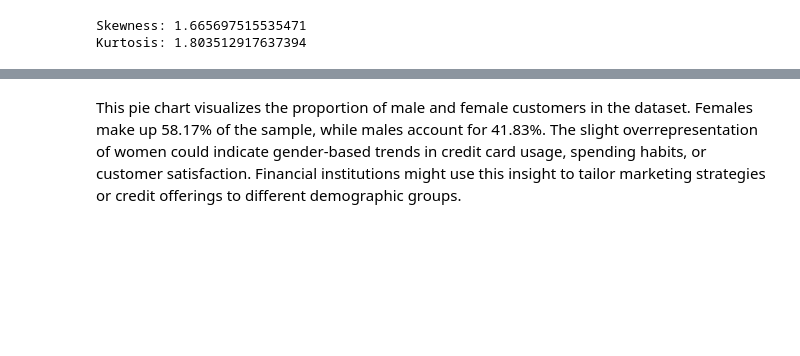
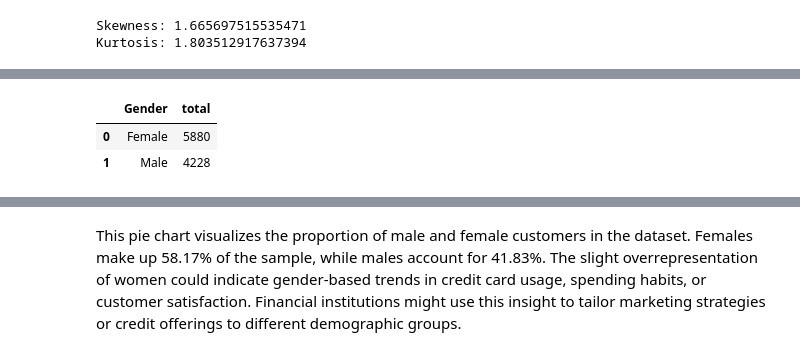
Before and after one commit to NadiaHirwa/Credit-Card-Financial, a Jupyter notebook: notebooks/Data_Analysis.ipynb, the cells around one changed output, grey strips where cells are left out. Cells and saved outputs as stored; diff of their text form; code cells hidden in the pictures; blank space fills up the shorter version.

```diff
--- a/notebooks/Data_Analysis.ipynb
+++ b/notebooks/Data_Analysis.ipynb
@@ -415,3 +410,10 @@ plt.show()
+# %%
+merged_df_gender = merged_df.groupby('Gender').size().reset_index(name='total')
+merged_df_gender
+# %% [output]
+|  | Gender | total |
+| 0 | Female | 5880 |
+| 1 | Male | 4228 |
 # %%
 gender_dist = merged_df['Gender'].value_counts().reset_index()
 gender_dist.columns = ['Gender', 'count']
```
Also changed, not shown: parts of 37 cells of this notebook, 39 other files.
